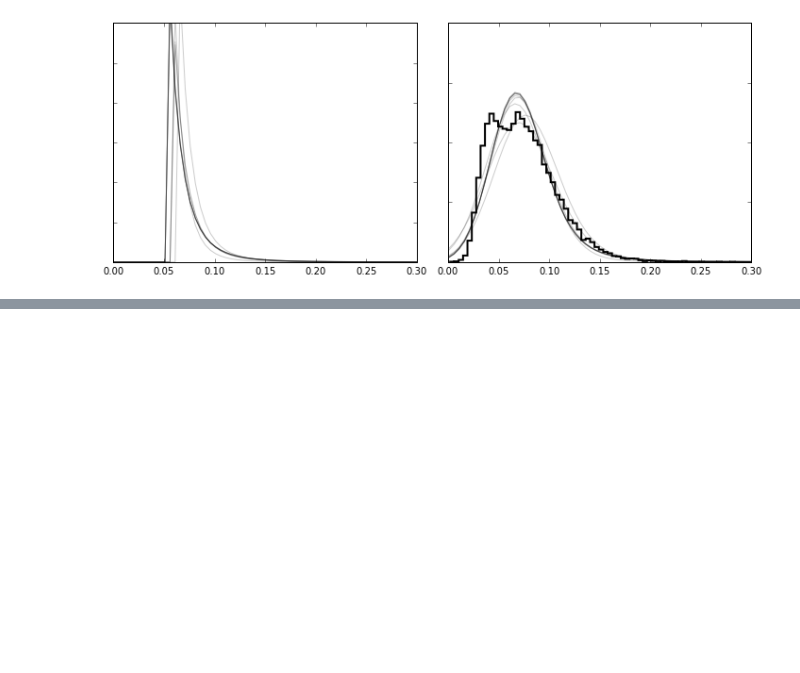
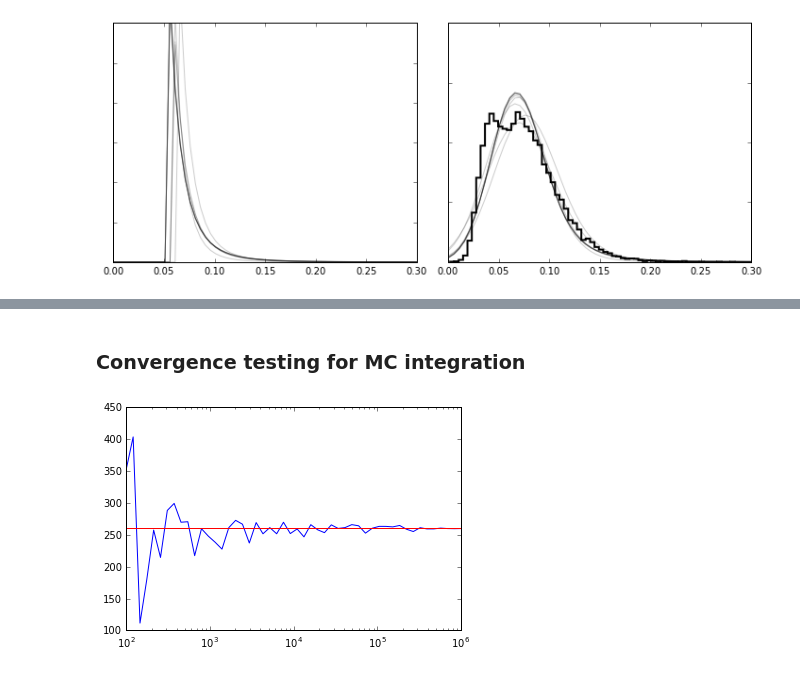
Before and after one commit to astroJeff/filament_widths, a Jupyter notebook: notebooks/Power law.ipynb, the cells around one changed output, grey strips where cells are left out. Saved outputs shown, nothing was run; the diff lists cells and outputs as text; code cells hidden in the pictures; blank space fills up the shorter version.

```diff
--- a/notebooks/Power law.ipynb
+++ b/notebooks/Power law.ipynb
@@ -435,3 +444,16 @@ plt.tight_layout()
 plt.show()
 # %% [output]
 [figure]
+# %%
+# Load data
+filaments_04 = np.load('../data/PF_prof0.04pc.npy')
+filaments_05 = np.load('../data/PF_prof0.05pc.npy')
+filaments_06 = np.load('../data/PF_prof0.06pc.npy')
+filaments_07 = np.load('../data/PF_prof0.07pc.npy')
+filaments_08 = np.load('../data/PF_prof0.08pc.npy')
+filaments_09 = np.load('../data/PF_prof0.09pc.npy')
+filaments_10 = np.load('../data/PF_prof0.1pc.npy')
+filaments_12 = np.load('../data/PF_prof0.12pc.npy')
+filaments_14 = np.load('../data/PF_prof0.14pc.npy')
+filaments_20 = np.load('../data/PF_prof0.2pc.npy')
+filaments_25 = np.load('../data/PF_prof0.25pc.npy')
@@ -437,0 +485,39 @@ plt.show()
+# %% [markdown]
+### Convergence testing for MC integration
+# %%
+def get_integrand(x, y, gamma, sigma):
+    return np.power(x, -(gamma+1.0)) * np.exp(-0.5*((y-x)/sigma)**2)
+
+j=0
+upper = 10.0
+sigma, gamma, L = 0.5, 3.0, 0.1
+data = filaments_10
+
+#N_samples = 100000
+N_samples = 10**np.linspace(2.0, 6.0, 50)
+integral = np.zeros(50)
+for i in np.arange(50):
+    n = N_samples[i]
+    ran_x = norm.rvs(loc=data[j], scale=sigma, size=n)
+    ids = np.intersect1d(np.where(ran_x>L)[0], np.where(ran_x<upper)[0])
+    integral[i] = (1.0/float(n)) * np.sum(np.power(ran_x[ids], -(gamma+1.0)))
+
+plt.plot(N_samples, integral)
+
+
+
+args = data[j], gamma, sigma
+tmp_x = np.linspace(L, upper, 1000)
+sol = quad(get_integrand, L, upper, args=args)
+tmp_y = get_integrand(tmp_x, data[j], gamma, sigma)
+
+integral = sol[0]/(np.sqrt(2.0*np.pi)*sigma)
+plt.axhline(integral, color='r')
+
+
+plt.xscale('log')
+
+
+plt.show()
+# %% [output]
+[figure, added]
```
Also changed, not shown: parts of 7 cells of this notebook, 1 other file.
